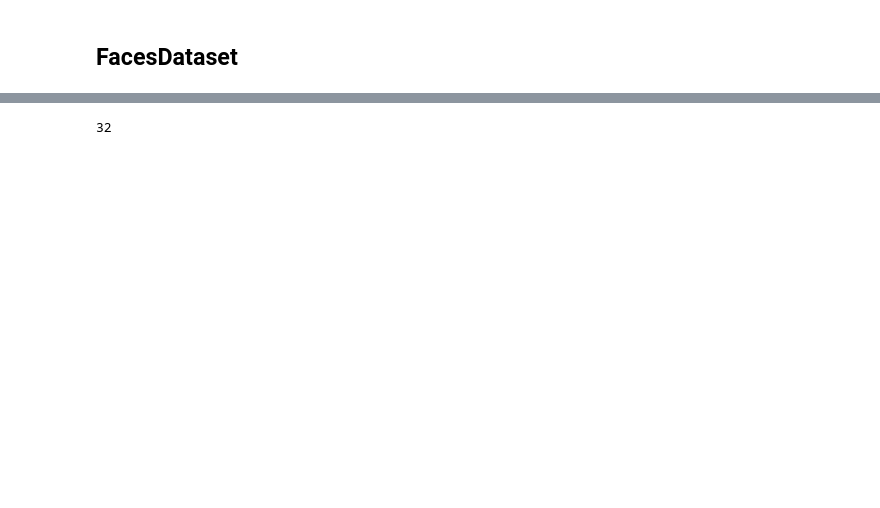
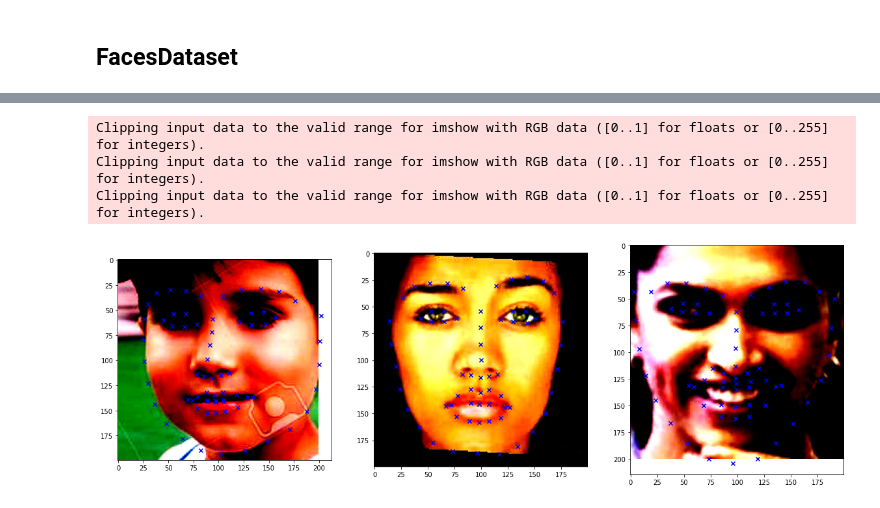
Before and after one commit to ivanshin/Faces_UTK, a Jupyter notebook: model_train/train_procces.ipynb, the cells around one changed output, grey strips where cells are left out. Saved outputs shown, nothing was run; the diff lists cells and outputs as text; code cells hidden in the pictures; blank space fills up the shorter version.

```diff
--- a/model_train/train_procces.ipynb
+++ b/model_train/train_procces.ipynb
@@ -125,8 +123,8 @@ class UTKFacesDataset:
         x = self.augment(x)
 
         f_name = self.imgarr[idx]
-        f_name = name.replace('crop_part1/', '')
-        f_name = name.replace('.chip.jpg', '')
+        f_name = f_name.replace('crop_part1/', '')
+        f_name = f_name.replace('.chip.jpg', '')
 
         y = landmarks_df[landmarks_df[0] == f_name].values[0][1:]
         y = np.array(y, dtype= np.int32)
@@ -167,9 +162,4 @@ TypeError: The dataset length is unknown.
 # %%
-cnt = 0
-tmp = []
-for batch in dataset:
-    x,y = batch
-    tmp = x
-    cnt+= 1
-    if cnt == 1:
-        break
+#for batch in dataset:
+#    x,y = batch
+#   | Training step |
@@ -178,4 +166,20 @@ WARNING:tensorflow:Tensor._shape is private, use Tensor.shape instead. Tensor._s
-# %%
-len(np.unique(tmp, axis= 0))
-# %% [output]
-32
+# %%
+# show some samples
+fig, axs = plt.subplots(1, 3, figsize= (20, 12))
+
+counter = 0
+for batch in dataset:
+    x, y = batch
+    x, y = x[3:6], y[3:6]
+    for i in range(0,3):
+        axs[i].imshow(x[i])
+        y_resh = tf.reshape(y[i],[68, 2])
+        axs[i].scatter(*zip(*y_resh), marker= 'x', color= 'b')
+    counter +=1
+    if counter == 1:
+        break
+# %% [output]
+Clipping input data to the valid range for imshow with RGB data ([0..1] for floats or [0..255] for integers).
+Clipping input data to the valid range for imshow with RGB data ([0..1] for floats or [0..255] for integers).
+Clipping input data to the valid range for imshow with RGB data ([0..1] for floats or [0..255] for integers).
+[figure, added]
```
Also changed, not shown: parts of 5 cells of this notebook.
